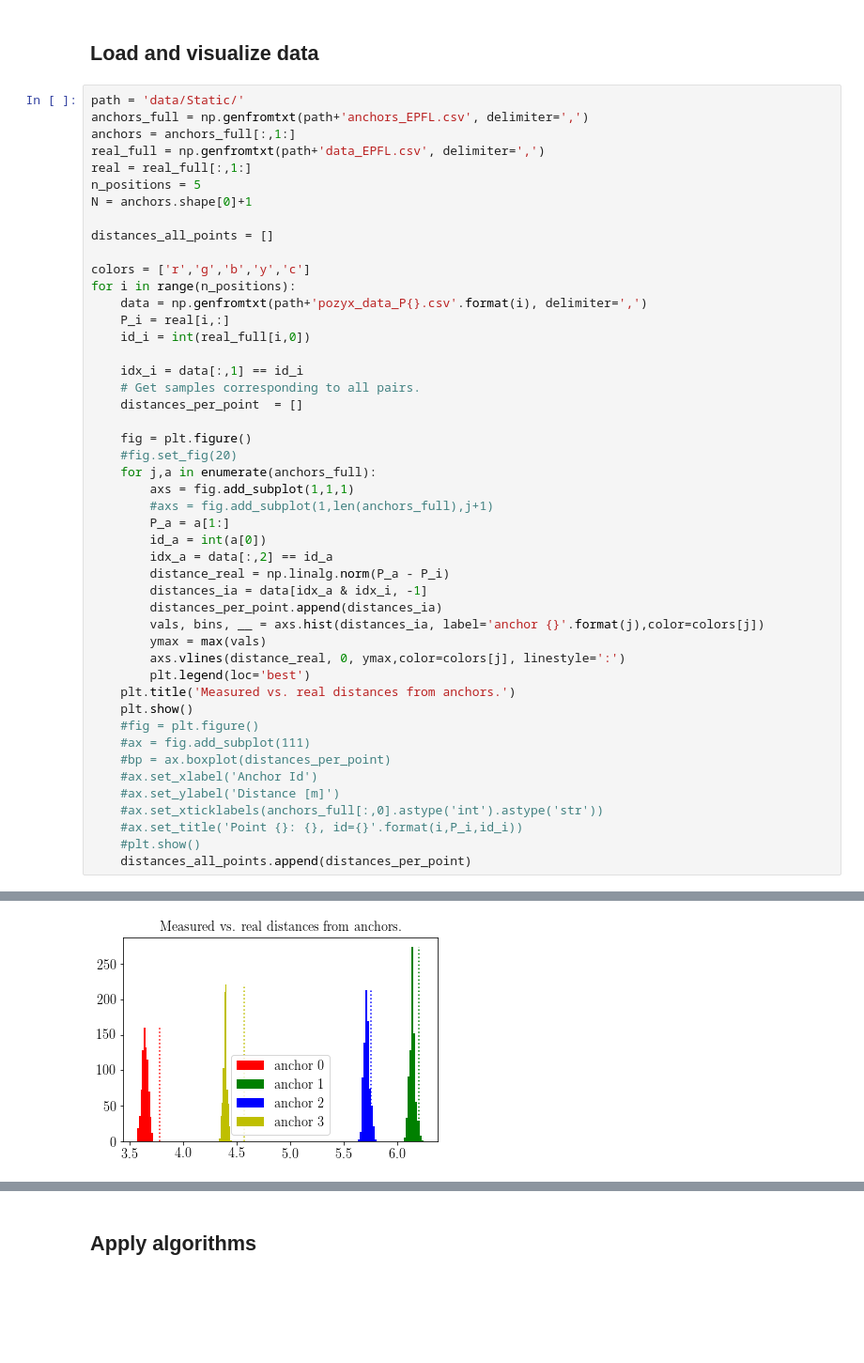
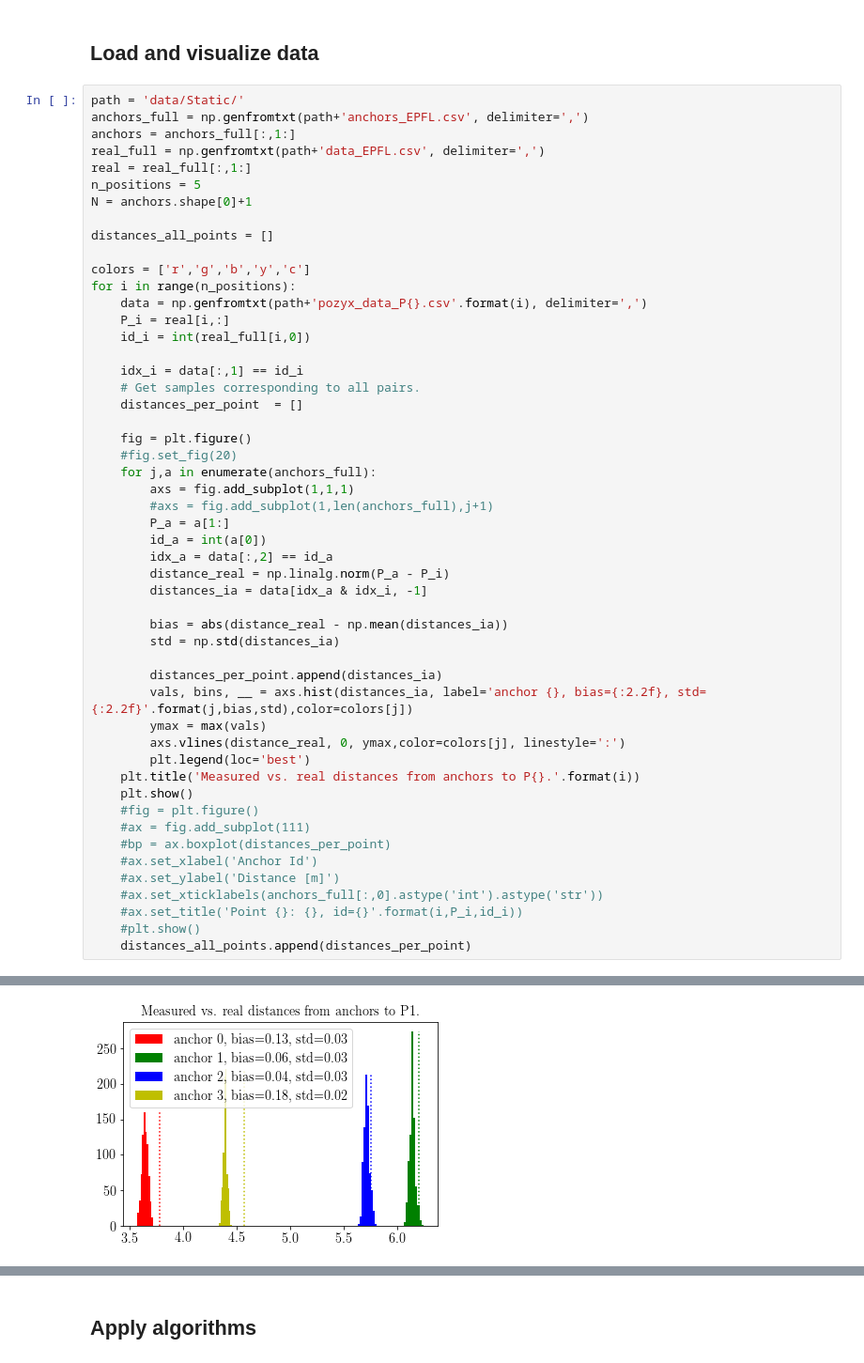
Before and after one commit to LCAV/pylocus, a Jupyter notebook: EvaluateData.ipynb, the cells around one changed output, grey strips where cells are left out. Shown at 94% size. Drawn from its saved outputs; the diff is of its cells as text; blank space fills up the shorter version.

```diff
--- a/EvaluateData.ipynb
+++ b/EvaluateData.ipynb
@@ -40,12 +40,16 @@ for i in range(n_positions):
         idx_a = data[:,2] == id_a
         distance_real = np.linalg.norm(P_a - P_i)
         distances_ia = data[idx_a & idx_i, -1]
+
+        bias = abs(distance_real - np.mean(distances_ia))
+        std = np.std(distances_ia)
+
         distances_per_point.append(distances_ia)
-        vals, bins, __ = axs.hist(distances_ia, label='anchor {}'.format(j),color=colors[j])
+        vals, bins, __ = axs.hist(distances_ia, label='anchor {}, bias={:2.2f}, std={:2.2f}'.format(j,bias,std),color=colors[j])
         ymax = max(vals)
         axs.vlines(distance_real, 0, ymax,color=colors[j], linestyle=':')
         plt.legend(loc='best')
-    plt.title('Measured vs. real distances from anchors.')
+    plt.title('Measured vs. real distances from anchors to P{}.'.format(i))
     plt.show()
     #fig = plt.figure()
     #ax = fig.add_subplot(111)
@@ -61 +65 @@ for i in range(n_positions):
-[figure, old version]
+[figure, new version]
```
Also changed, not shown: parts of 5 cells of this notebook, 3 other files.
